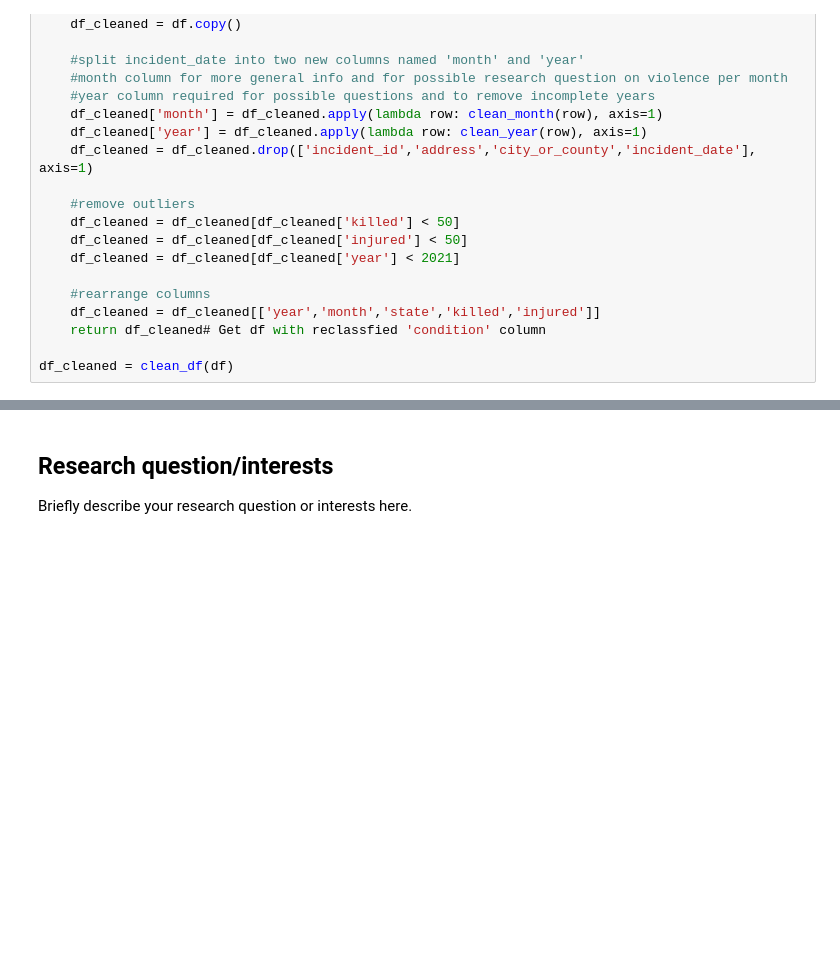
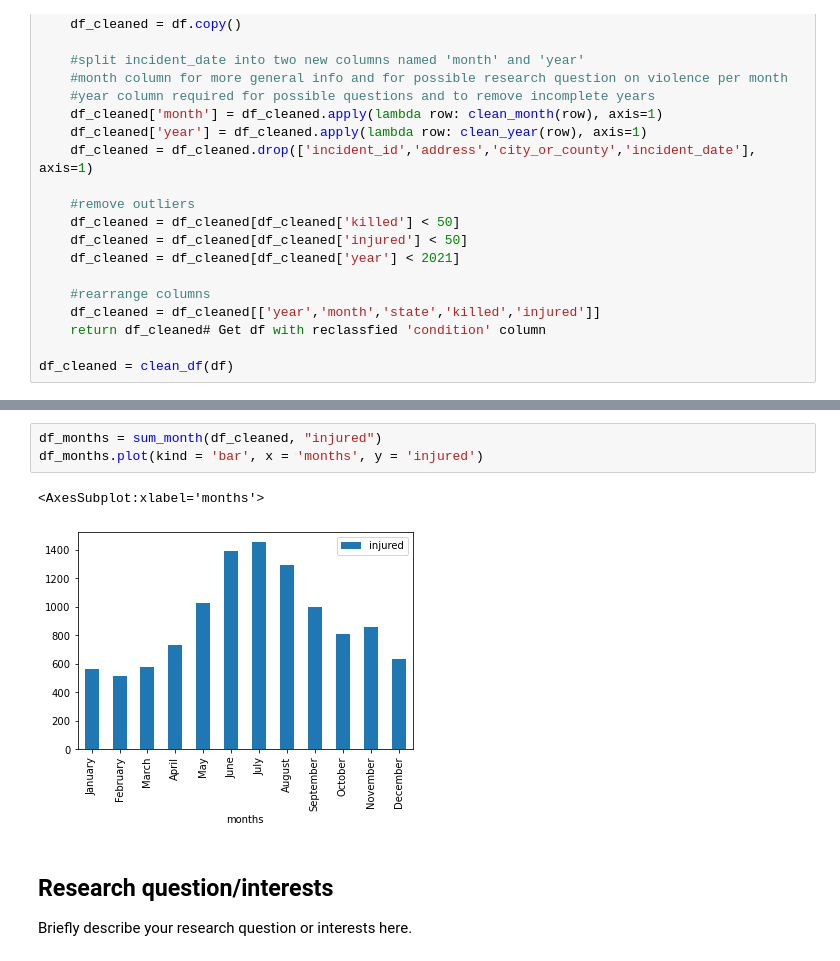
Before and after one commit to ubco-W2022T1-cosc301/project-group39, a Jupyter notebook: notebooks/analysis3.ipynb, the cells around one changed output, grey strips where cells are left out. Cells and saved outputs as stored; diff of their text form; blank space fills up the shorter version.

```diff
--- a/notebooks/analysis3.ipynb
+++ b/notebooks/analysis3.ipynb
@@ -73,3 +99,9 @@ df_cleaned = clean_df(df)
+# %%
+df_months = sum_month(df_cleaned, "injured")
+df_months.plot(kind = 'bar', x = 'months', y = 'injured')
+# %% [output]
+<AxesSubplot:xlabel='months'>
+[figure, added]
 # %% [markdown]
 ## Research question/interests
 
```
Also changed, not shown: parts of 4 cells of this notebook.
